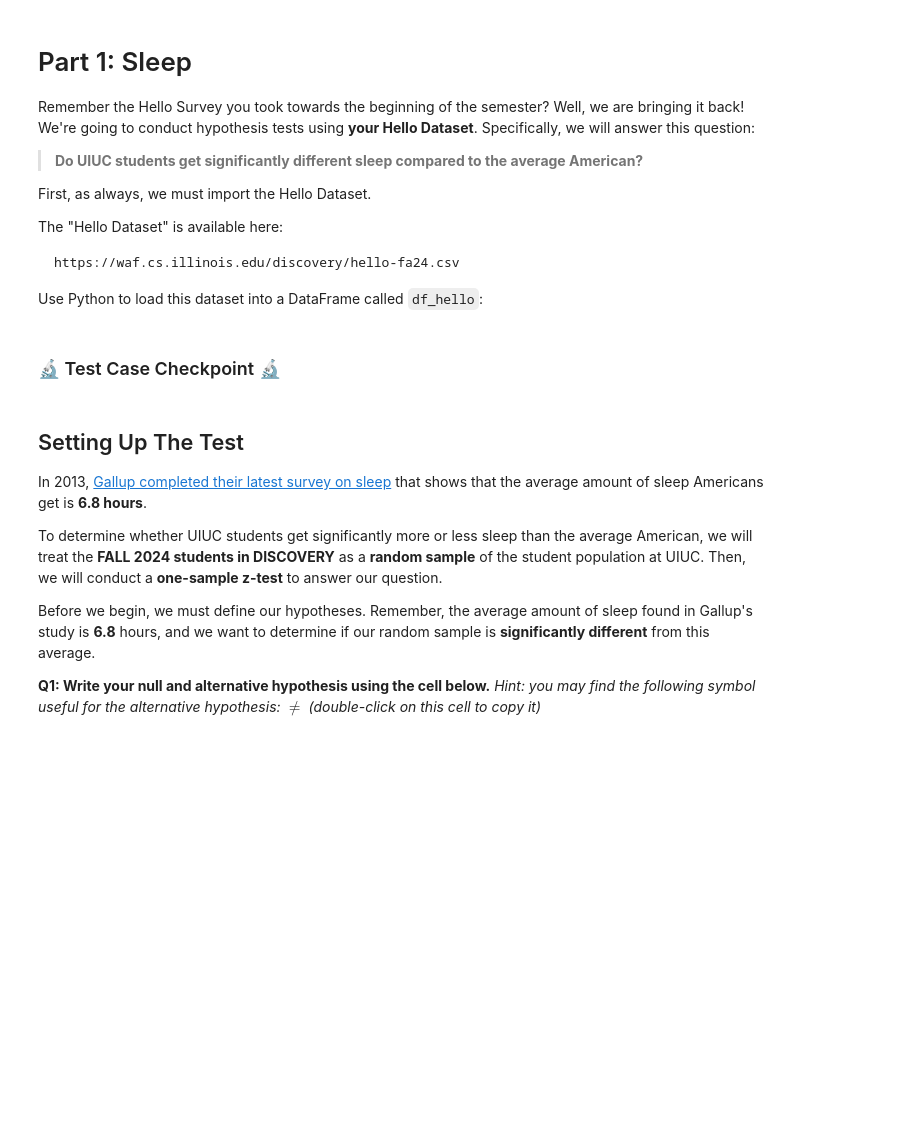
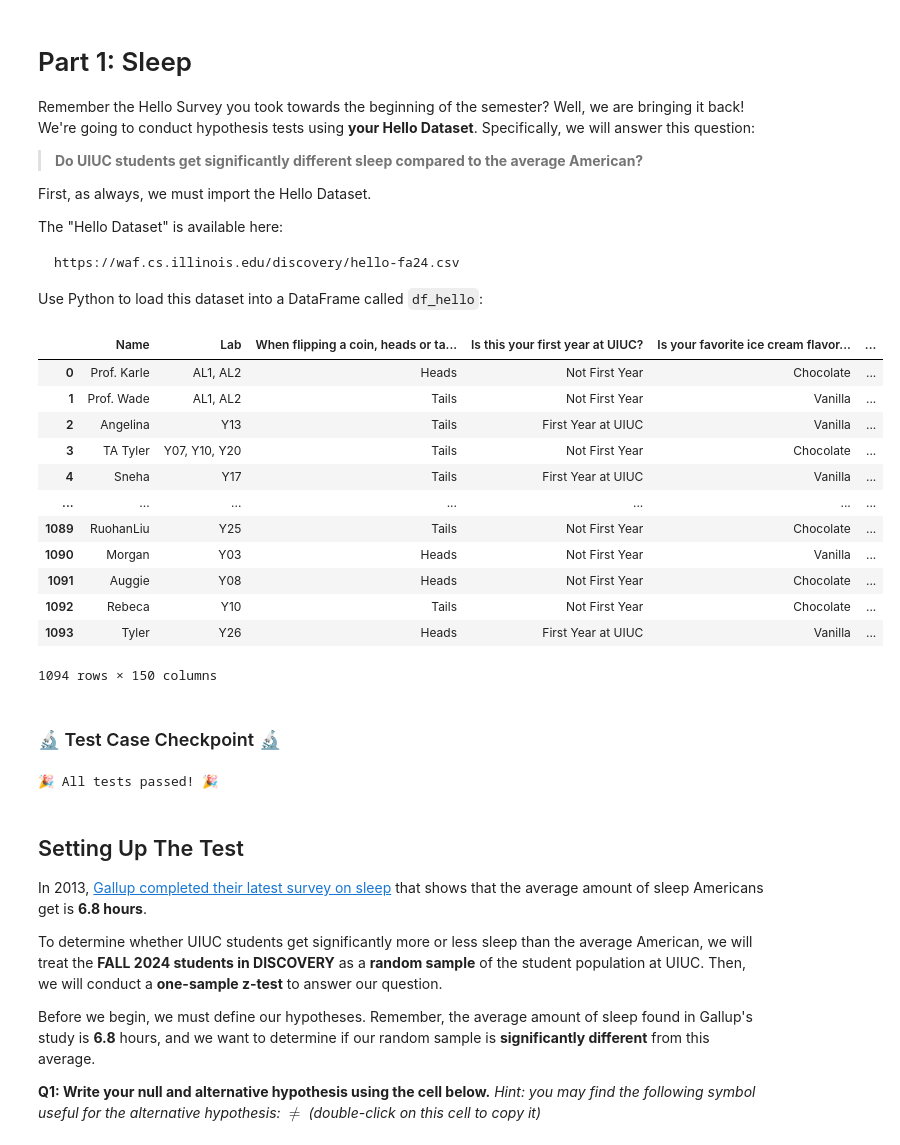
Before and after one commit to 168904578/hongyuq2, a Jupyter notebook: lab_hypothesis_tests/lab_hypothesis_tests.ipynb, the cells around one changed output. Saved outputs shown, nothing was run; the diff lists cells and outputs as text; code cells hidden in the pictures; blank space fills up the shorter version.

````diff
--- a/lab_hypothesis_tests/lab_hypothesis_tests.ipynb
+++ b/lab_hypothesis_tests/lab_hypothesis_tests.ipynb
@@ -49,6 +49,24 @@ https://waf.cs.illinois.edu/discovery/hello-fa24.csv
 ```
 
 Use Python to load this dataset into a DataFrame called `df_hello`:
+# %%
+import pandas as pd
+df_hello = pd.read_csv("https://waf.cs.illinois.edu/discovery/hello-fa24.csv")
+df_hello
+# %% [output]
+|  | Name | Lab | When flipping a coin, heads or ta... | Is this your first year at UIUC? | Is your favorite ice cream flavor... | ... |
+| 0 | Prof. Karle | AL1, AL2 | Heads | Not First Year | Chocolate | ... |
+| 1 | Prof. Wade | AL1, AL2 | Tails | Not First Year | Vanilla | ... |
+| 2 | Angelina | Y13 | Tails | First Year at UIUC | Vanilla | ... |
+| 3 | TA Tyler | Y07, Y10, Y20 | Tails | Not First Year | Chocolate | ... |
+| 4 | Sneha | Y17 | Tails | First Year at UIUC | Vanilla | ... |
+| ... | ... | ... | ... | ... | ... | ... |
+| 1089 | RuohanLiu | Y25 | Tails | Not First Year | Chocolate | ... |
+| 1090 | Morgan | Y03 | Heads | Not First Year | Vanilla | ... |
+| 1091 | Auggie | Y08 | Heads | Not First Year | Chocolate | ... |
+| 1092 | Rebeca | Y10 | Tails | Not First Year | Chocolate | ... |
+| 1093 | Tyler | Y26 | Heads | First Year at UIUC | Vanilla | ... |
+1094 rows × 150 columns
 # %% [markdown]
 ### 🔬 Test Case Checkpoint 🔬
 # %%
@@ -64,6 +82,8 @@ assert(len(df_hello) == 1094), "This is not the Hello Dataset you're looking for
 # You will only see this message (with the emoji showing) if you passed all test cases:
 tada = "\N{PARTY POPPER}"
 print(f"{tada} All tests passed! {tada}")
+# %% [output]
+🎉 All tests passed! 🎉
 # %% [markdown]
 ## Setting Up The Test
 In 2013, [Gallup completed their latest survey on sleep](https://news.gallup.com/poll/166553/less-recommended-amount-sleep.aspx) that shows that the average amount of sleep Americans get is **6.8 hours**.
````
Also changed, not shown: parts of 41 cells of this notebook, 1 other file.
